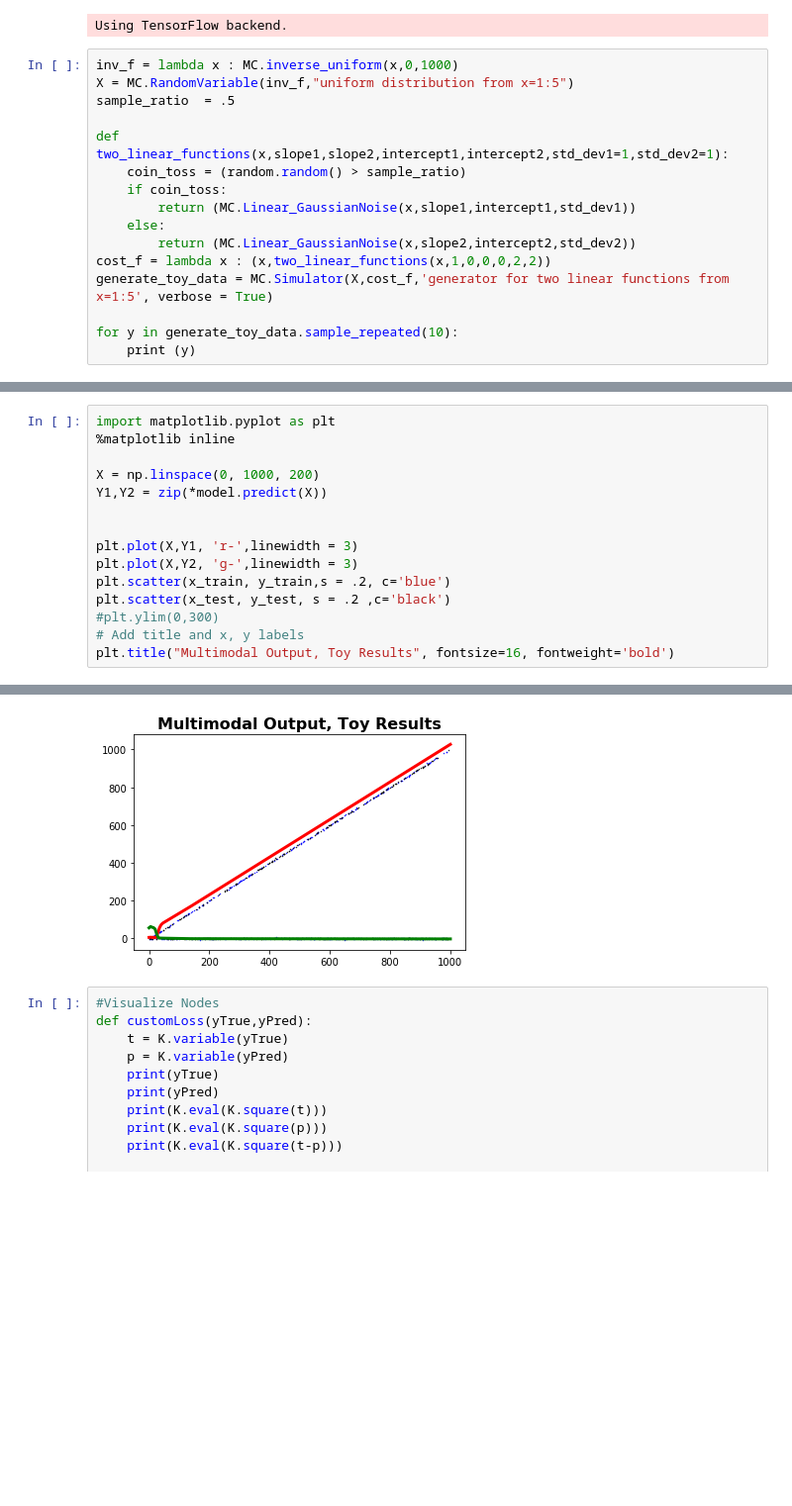
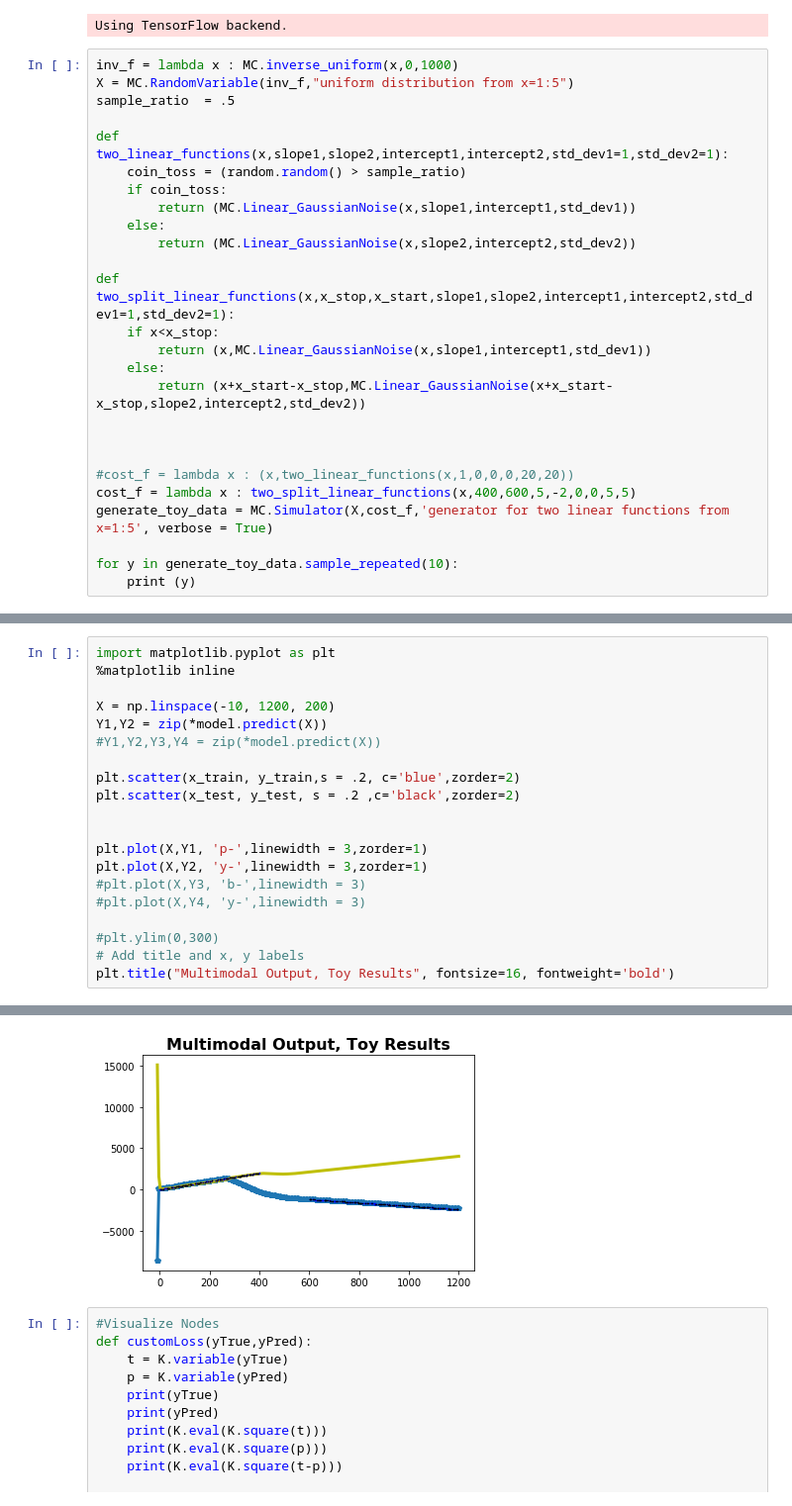
Before and after one commit to AaEll/MLKeras, a Jupyter notebook: SimpleTest.ipynb, the cells around one changed output, grey strips where cells are left out. Shown at 99% size. Cells and saved outputs as stored; diff of their text form; blank space fills up the shorter version.

```diff
--- a/SimpleTest.ipynb
+++ b/SimpleTest.ipynb
@@ -28,7 +28,17 @@ def two_linear_functions(x,slope1,slope2,intercept1,intercept2,std_dev1=1,std_de
         return (MC.Linear_GaussianNoise(x,slope1,intercept1,std_dev1))
     else:
         return (MC.Linear_GaussianNoise(x,slope2,intercept2,std_dev2))
-cost_f = lambda x : (x,two_linear_functions(x,1,0,0,0,2,2))
+
+def two_split_linear_functions(x,x_stop,x_start,slope1,slope2,intercept1,intercept2,std_dev1=1,std_dev2=1):
+    if x<x_stop:
+        return (x,MC.Linear_GaussianNoise(x,slope1,intercept1,std_dev1))
+    else:
+        return (x+x_start-x_stop,MC.Linear_GaussianNoise(x+x_start-x_stop,slope2,intercept2,std_dev2))
+
+
+
+#cost_f = lambda x : (x,two_linear_functions(x,1,0,0,0,20,20))
+cost_f = lambda x : two_split_linear_functions(x,400,600,5,-2,0,0,5,5)
 generate_toy_data = MC.Simulator(X,cost_f,'generator for two linear functions from x=1:5', verbose = True)
 
 for y in generate_toy_data.sample_repeated(10):
@@ -122,21 +132,26 @@ Test loss: 13745.499319661458
 # %%
 import matplotlib.pyplot as plt
 %matplotlib inline
 
-X = np.linspace(0, 1000, 200)
+X = np.linspace(-10, 1200, 200)
 Y1,Y2 = zip(*model.predict(X))
+#Y1,Y2,Y3,Y4 = zip(*model.predict(X))
+
+plt.scatter(x_train, y_train,s = .2, c='blue',zorder=2)
+plt.scatter(x_test, y_test, s = .2 ,c='black',zorder=2)
 
 
-plt.plot(X,Y1, 'r-',linewidth = 3)
-plt.plot(X,Y2, 'g-',linewidth = 3)
-plt.scatter(x_train, y_train,s = .2, c='blue')
-plt.scatter(x_test, y_test, s = .2 ,c='black')
+plt.plot(X,Y1, 'p-',linewidth = 3,zorder=1)
+plt.plot(X,Y2, 'y-',linewidth = 3,zorder=1)
+#plt.plot(X,Y3, 'b-',linewidth = 3)
+#plt.plot(X,Y4, 'y-',linewidth = 3)
+
 #plt.ylim(0,300)
 # Add title and x, y labels
 plt.title("Multimodal Output, Toy Results", fontsize=16, fontweight='bold')
 # %% [output]
 Text(0.5,1,'Multimodal Output, Toy Results')
-[figure, old version]
+[figure, new version]
 # %%
 #Visualize Nodes
 def customLoss(yTrue,yPred):
```
Also changed, not shown: parts of 4 cells of this notebook.
